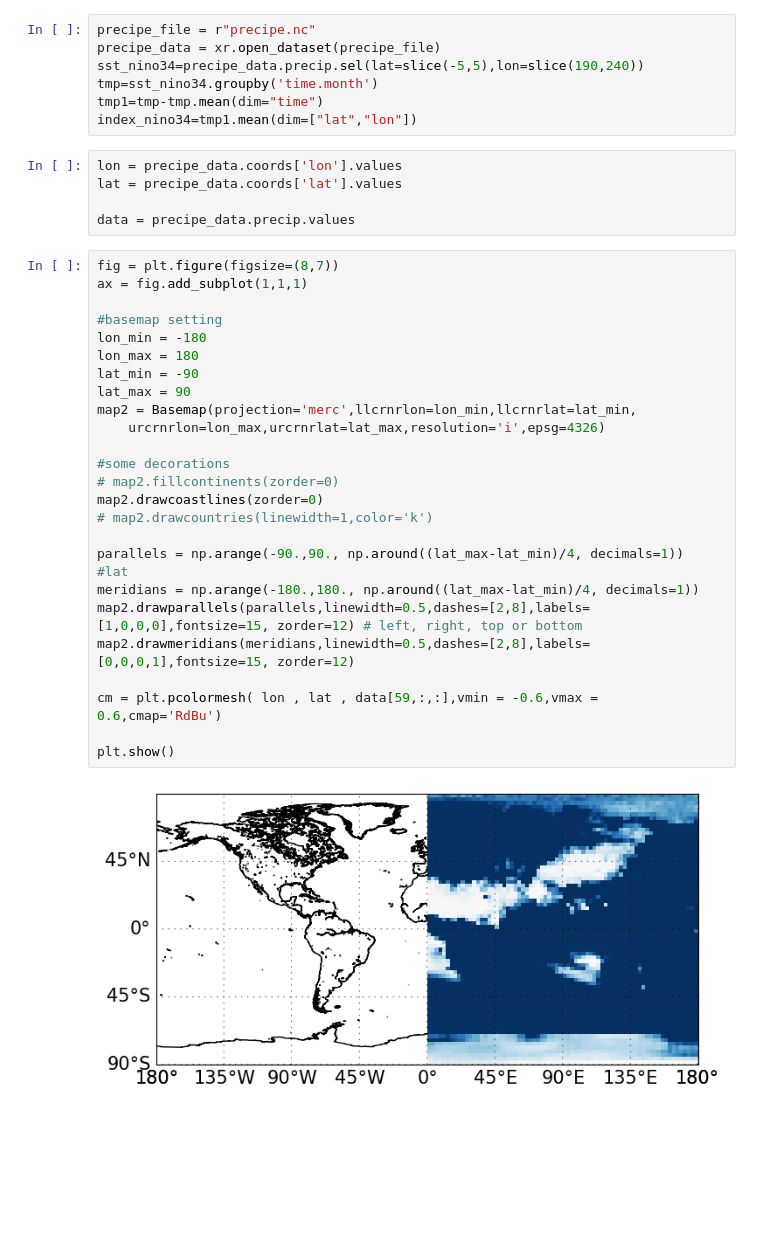
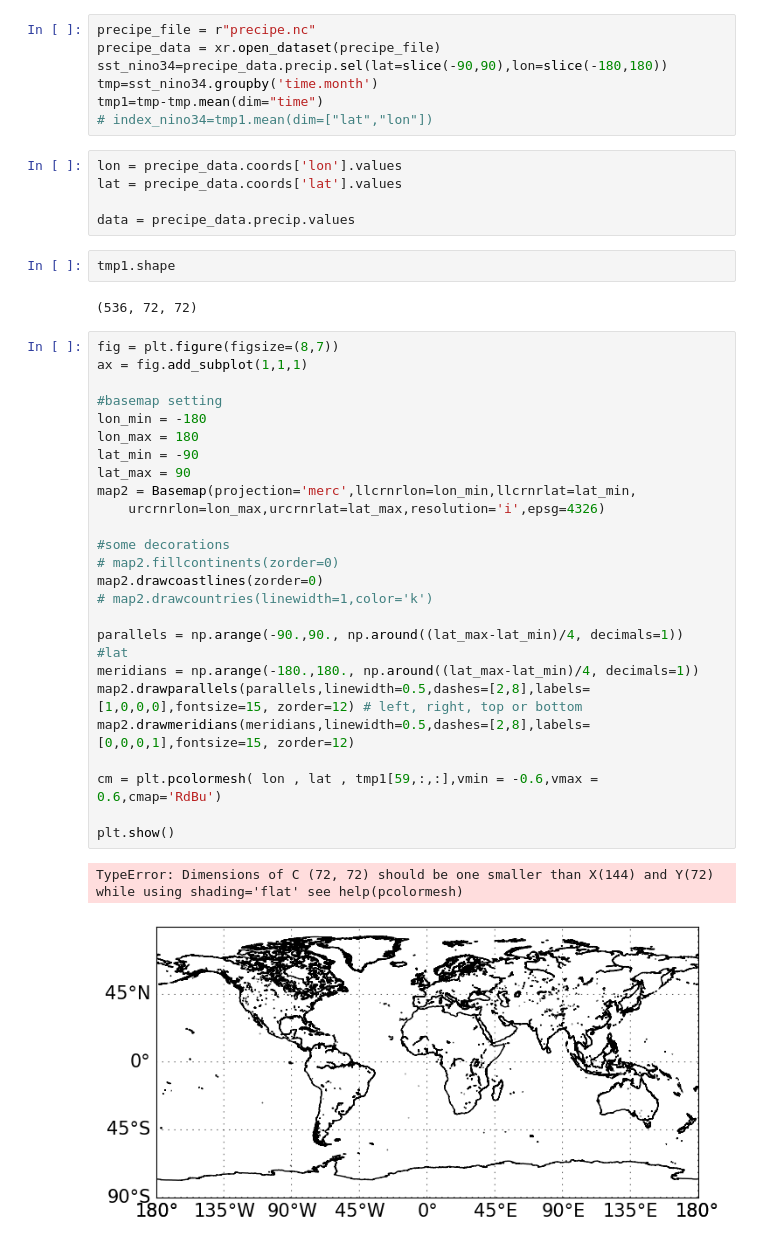
Before and after one commit to Minhsuperfragile/data_visualization_labwork, a Jupyter notebook: homework5.ipynb, the cells around one changed output. Drawn from its saved outputs; the diff is of its cells as text; blank space fills up the shorter version.

```diff
--- a/homework5.ipynb
+++ b/homework5.ipynb
@@ -54,39 +54,44 @@ plt.xticks(x_ticks, [f"{1980 + i}" for i in range(0,46,5)])
 # %%
 precipe_file = r"precipe.nc"
 precipe_data = xr.open_dataset(precipe_file)
-sst_nino34=precipe_data.precip.sel(lat=slice(-5,5),lon=slice(190,240))
+sst_nino34=precipe_data.precip.sel(lat=slice(-90,90),lon=slice(-180,180))
 tmp=sst_nino34.groupby('time.month')
 tmp1=tmp-tmp.mean(dim="time")
-index_nino34=tmp1.mean(dim=["lat","lon"])
+# index_nino34=tmp1.mean(dim=["lat","lon"])
 # %%
 lon = precipe_data.coords['lon'].values
 lat = precipe_data.coords['lat'].values
 
 data = precipe_data.precip.values
+# %%
+tmp1.shape
+# %% [output]
+(536, 72, 72)
 # %%
 fig = plt.figure(figsize=(8,7))
 ax = fig.add_subplot(1,1,1)
 
 #basemap setting
 lon_min = -180
 lon_max = 180
 lat_min = -90
 lat_max = 90
 map2 = Basemap(projection='merc',llcrnrlon=lon_min,llcrnrlat=lat_min,
     urcrnrlon=lon_max,urcrnrlat=lat_max,resolution='i',epsg=4326)
 
 #some decorations
 # map2.fillcontinents(zorder=0)
 map2.drawcoastlines(zorder=0)
 # map2.drawcountries(linewidth=1,color='k')
 
 parallels = np.arange(-90.,90., np.around((lat_max-lat_min)/4, decimals=1)) 	#lat
 meridians = np.arange(-180.,180., np.around((lat_max-lat_min)/4, decimals=1))
 map2.drawparallels(parallels,linewidth=0.5,dashes=[2,8],labels=[1,0,0,0],fontsize=15, zorder=12) # left, right, top or bottom
 map2.drawmeridians(meridians,linewidth=0.5,dashes=[2,8],labels=[0,0,0,1],fontsize=15, zorder=12)
 
-cm = plt.pcolormesh( lon , lat , data[59,:,:],vmin = -0.6,vmax = 0.6,cmap='RdBu')
+cm = plt.pcolormesh( lon , lat , tmp1[59,:,:],vmin = -0.6,vmax = 0.6,cmap='RdBu')
 
 plt.show()
 # %% [output]
+TypeError: Dimensions of C (72, 72) should be one smaller than X(144) and Y(72) while using shading='flat' see help(pcolormesh)
-[figure, old version]
+[figure, new version]
```
